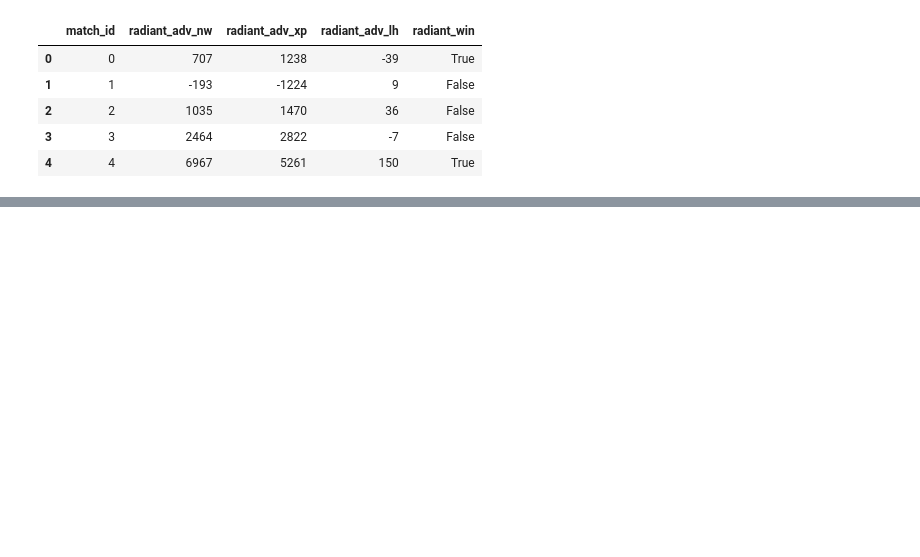
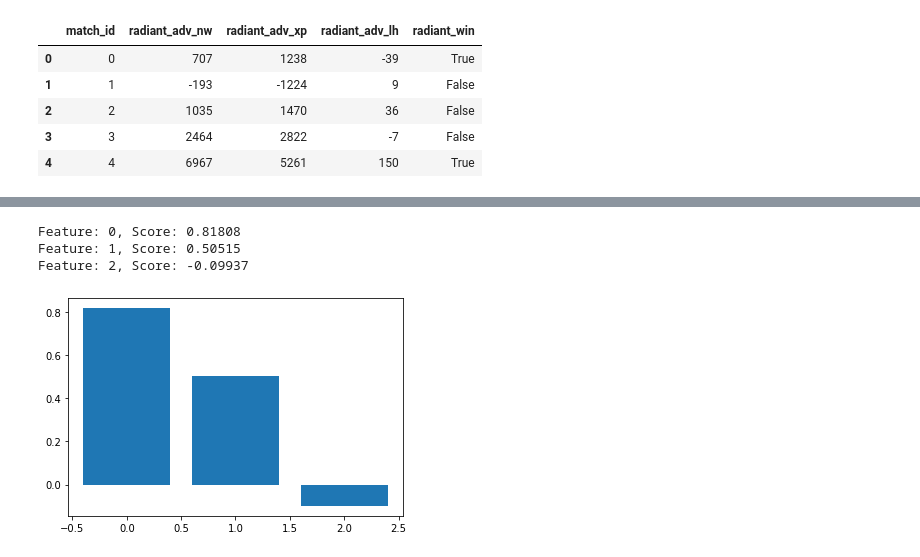
Before and after one commit to arneesser/Dota2_ML, a Jupyter notebook: logreg.ipynb, the cells around one changed output, grey strips where cells are left out. Drawn from its saved outputs; the diff is of its cells as text; code cells hidden in the pictures; blank space fills up the shorter version.

```diff
--- a/logreg.ipynb
+++ b/logreg.ipynb
@@ -56,0 +72,15 @@ plot_confusion_matrix(clf, X_test, y_test)
+# %%
+from matplotlib import pyplot
+# get importance
+importance = clf.coef_[0]
+# summarize feature importance
+for i,v in enumerate(importance):
+	print('Feature: %0d, Score: %.5f' % (i,v))
+# plot feature importance
+pyplot.bar([x for x in range(len(importance))], importance)
+pyplot.show()
+# %% [output]
+Feature: 0, Score: 0.81808
+Feature: 1, Score: 0.50515
+Feature: 2, Score: -0.09937
+[figure, added]
```
Also changed, not shown: parts of 6 cells of this notebook, 1 other file.
